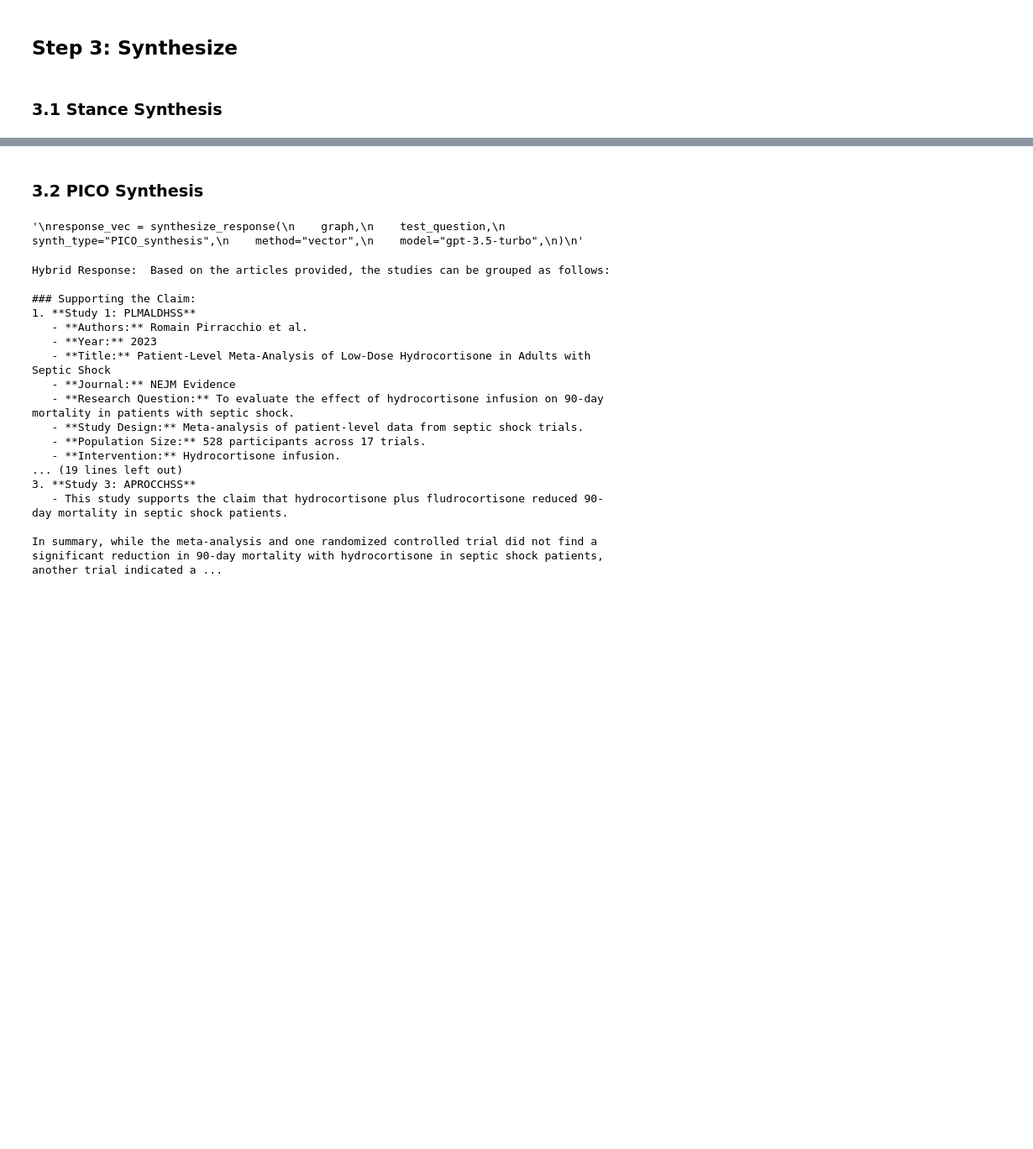
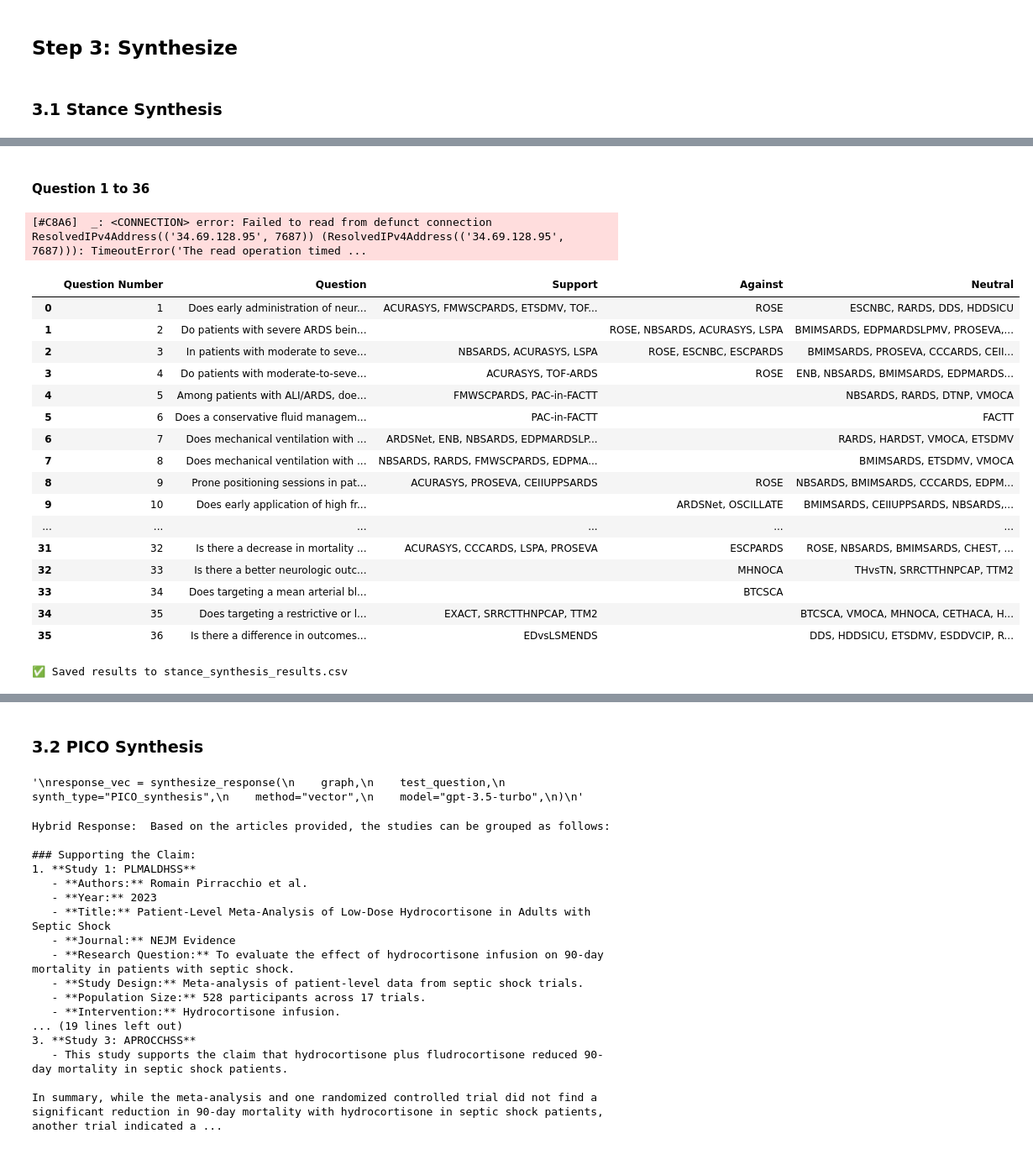
Before and after one commit to suim-park/GraphRAG_experiments, a Jupyter notebook: synthesis.ipynb, the cells around one changed output, grey strips where cells are left out. Shown at 84% size. Saved outputs shown, nothing was run; the diff lists cells and outputs as text; code cells hidden in the pictures; blank space fills up the shorter version.

```diff
--- a/synthesis.ipynb
+++ b/synthesis.ipynb
@@ -165 +148,3 @@ Hybrid Response:  {
 }
+# %% [markdown]
+#### Question 1 to 36
@@ -165,0 +154,72 @@ Hybrid Response:  {
+# %%
+# Iterate over each question (0 to 35)
+for idx in range(36):
+    test_question = df_MedQ["Question"][idx]
+
+    # Synthesize response
+    response_hy = synthesize_response(
+        graph,
+        test_question,
+        synth_type="stance_synthesis",
+        method="hybrid",
+        model="gpt-4o-mini",
+    )
+
+    # Extract and parse response
+    stance_dict = response_hy.choices[0].message.content.strip()
+    stance_dict = eval(stance_dict)  # Convert string dict to actual dict
+
+    # Separate papers by stance
+    support_papers = [
+        paper for paper, stance in stance_dict.items() if stance == "Supports"
+    ]
+    against_papers = [
+        paper for paper, stance in stance_dict.items() if stance == "Against"
+    ]
+    neutral_papers = [
+        paper for paper, stance in stance_dict.items() if stance == "Neutral"
+    ]
+
+    # Append results
+    results_list.append(
+        {
+            "Question Number": idx,
+            "Question": test_question,
+            "Support": ", ".join(support_papers),
+            "Against": ", ".join(against_papers),
+            "Neutral": ", ".join(neutral_papers),
+        }
+    )
+# %% [output]
+[#C8A6]  _: <CONNECTION> error: Failed to read from defunct connection ResolvedIPv4Address(('34.69.128.95', 7687)) (ResolvedIPv4Address(('34.69.128.95', 7687))): TimeoutError('The read operation timed ...
+# %%
+# Create DataFrame
+df_results = pd.DataFrame(results_list)
+df_results["Question Number"] = df_results["Question Number"] + 1
+# %%
+df_results
+# %% [output]
+|  | Question Number | Question | Support | Against | Neutral |
+| 0 | 1 | Does early administration of neur... | ACURASYS, FMWSCPARDS, ETSDMV, TOF... | ROSE | ESCNBC, RARDS, DDS, HDDSICU |
+| 1 | 2 | Do patients with severe ARDS bein... |  | ROSE, NBSARDS, ACURASYS, LSPA | BMIMSARDS, EDPMARDSLPMV, PROSEVA,... |
+| 2 | 3 | In patients with moderate to seve... | NBSARDS, ACURASYS, LSPA | ROSE, ESCNBC, ESCPARDS | BMIMSARDS, PROSEVA, CCCARDS, CEII... |
+| 3 | 4 | Do patients with moderate-to-seve... | ACURASYS, TOF-ARDS | ROSE | ENB, NBSARDS, BMIMSARDS, EDPMARDS... |
+| 4 | 5 | Among patients with ALI/ARDS, doe... | FMWSCPARDS, PAC-in-FACTT |  | NBSARDS, RARDS, DTNP, VMOCA |
+| 5 | 6 | Does a conservative fluid managem... | PAC-in-FACTT |  | FACTT |
+| 6 | 7 | Does mechanical ventilation with ... | ARDSNet, ENB, NBSARDS, EDPMARDSLP... |  | RARDS, HARDST, VMOCA, ETSDMV |
+| 7 | 8 | Does mechanical ventilation with ... | NBSARDS, RARDS, FMWSCPARDS, EDPMA... |  | BMIMSARDS, ETSDMV, VMOCA |
+| 8 | 9 | Prone positioning sessions in pat... | ACURASYS, PROSEVA, CEIIUPPSARDS | ROSE | NBSARDS, BMIMSARDS, CCCARDS, EDPM... |
+| 9 | 10 | Does early application of high fr... |  | ARDSNet, OSCILLATE | BMIMSARDS, CEIIUPPSARDS, NBSARDS,... |
+| ... | ... | ... | ... | ... | ... |
+| 31 | 32 | Is there a decrease in mortality ... | ACURASYS, CCCARDS, LSPA, PROSEVA | ESCPARDS | ROSE, NBSARDS, BMIMSARDS, CHEST, ... |
+| 32 | 33 | Is there a better neurologic outc... |  | MHNOCA | THvsTN, SRRCTTHNPCAP, TTM2 |
+| 33 | 34 | Does targeting a mean arterial bl... |  | BTCSCA |  |
+| 34 | 35 | Does targeting a restrictive or l... | EXACT, SRRCTTHNPCAP, TTM2 |  | BTCSCA, VMOCA, MHNOCA, CETHACA, H... |
+| 35 | 36 | Is there a difference in outcomes... | EDvsLSMENDS |  | DDS, HDDSICU, ETSDMV, ESDDVCIP, R... |
+# %%
+# Save to CSV
+df_results.to_csv("./outputs/stance_synthesis_results.csv", index=False)
+
+print("✅ Saved results to stance_synthesis_results.csv")
+# %% [output]
+✅ Saved results to stance_synthesis_results.csv
```
Also changed, not shown: parts of 15 cells of this notebook, 7 other files.
